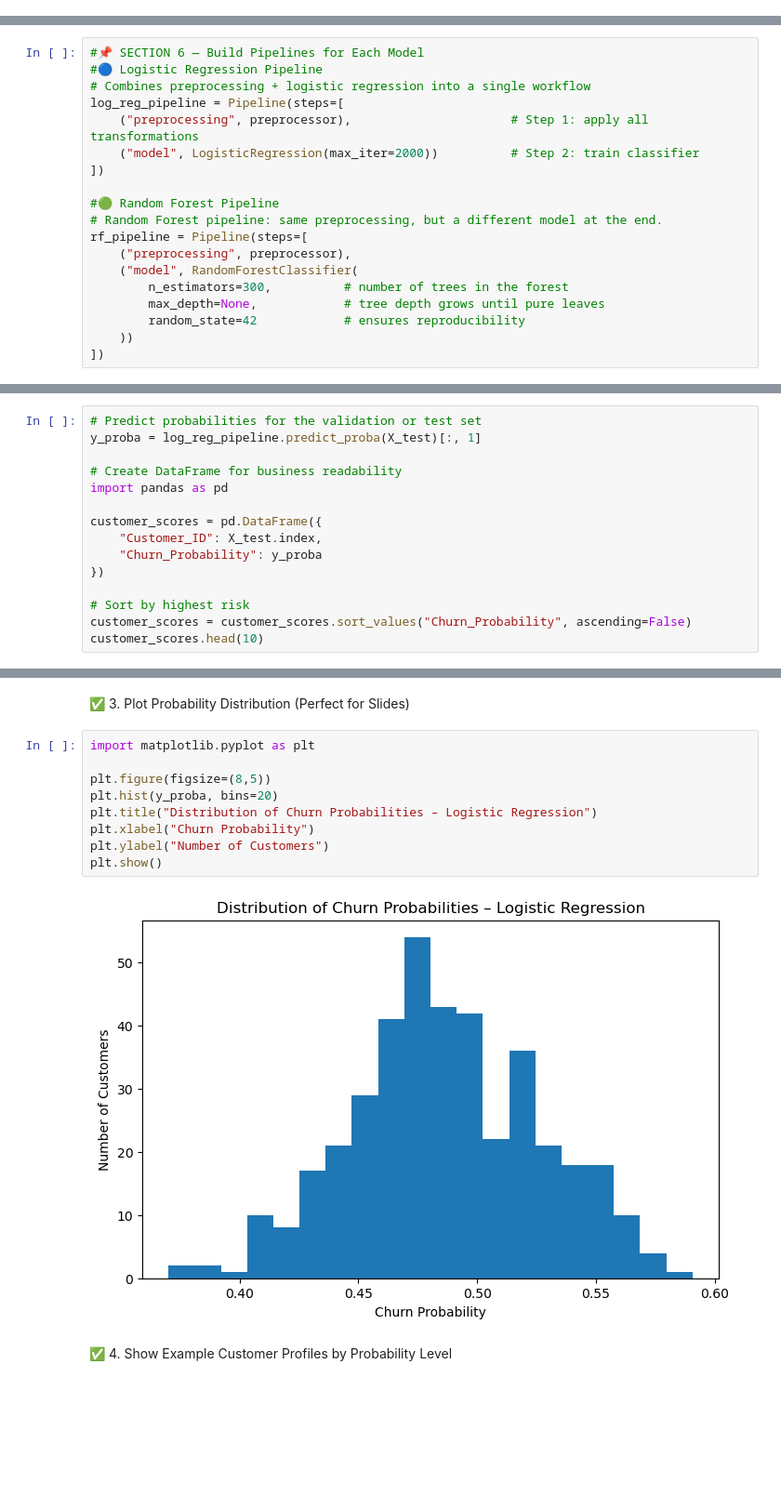
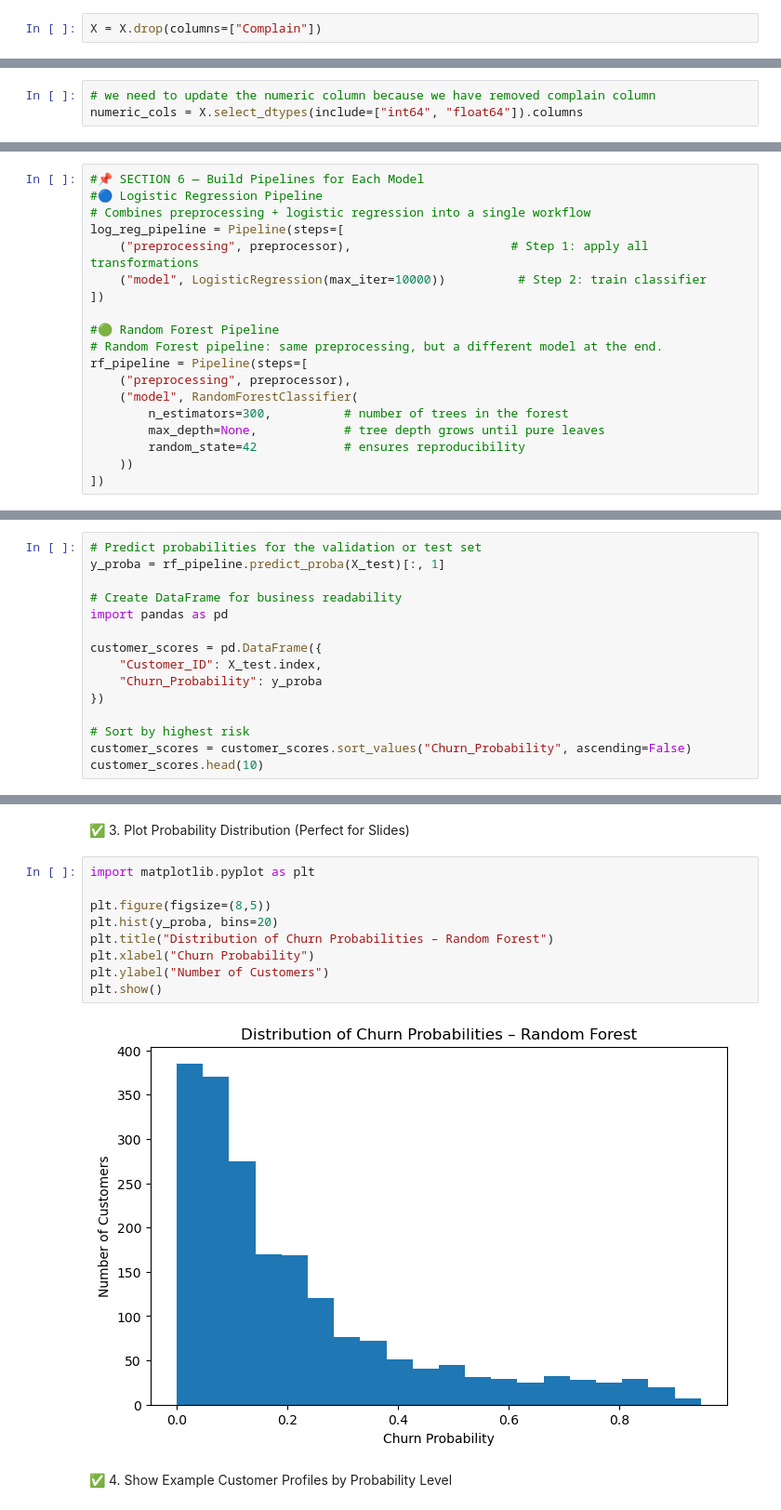
Before and after one commit to ldongmon/ldongmon.github.io, a Jupyter notebook: CHURN MODELING_REPORT.ipynb, the cells around one changed output, grey strips where cells are left out. Shown: that part at 93% size. Drawn from its saved outputs; the diff is of its cells as text; blank space fills up the shorter version.

```diff
--- a/CHURN MODELING_REPORT.ipynb
+++ b/CHURN MODELING_REPORT.ipynb
@@ -244,0 +356,2 @@ numeric_cols = X.select_dtypes(include=["int64", "float64"]).columns
+# %%
+X = X.drop(columns=["Complain"])
@@ -245,3 +413,6 @@ numeric_cols = X.select_dtypes(include=["int64", "float64"]).columns
+# %%
+# we need to update the numeric column because we have removed complain column
+numeric_cols = X.select_dtypes(include=["int64", "float64"]).columns
 # %%
 #📌 SECTION 5 — Preprocessing Step (ColumnTransformer)
 # Preprocessing steps applied before sending data to machine learning models:
@@ -259,7 +430,7 @@ preprocessor = ColumnTransformer(
 # Combines preprocessing + logistic regression into a single workflow
 log_reg_pipeline = Pipeline(steps=[
     ("preprocessing", preprocessor),                      # Step 1: apply all transformations
-    ("model", LogisticRegression(max_iter=2000))          # Step 2: train classifier
+    ("model", LogisticRegression(max_iter=10000))          # Step 2: train classifier
 ])
 
 #🟢 Random Forest Pipeline
@@ -492,7 +776,7 @@ Random Forest Accuracy:       0.4900
 ✅ 1. Present Individual Probabilities (Customer-Level View)
 # %%
 # Predict probabilities for the validation or test set
-y_proba = log_reg_pipeline.predict_proba(X_test)[:, 1]
+y_proba = rf_pipeline.predict_proba(X_test)[:, 1]
 
 # Create DataFrame for business readability
 import pandas as pd
@@ -552,14 +836,14 @@ customer_scores.head(1500)
 # %%
 import matplotlib.pyplot as plt
 
 plt.figure(figsize=(8,5))
 plt.hist(y_proba, bins=20)
-plt.title("Distribution of Churn Probabilities – Logistic Regression")
+plt.title("Distribution of Churn Probabilities – Random Forest")
 plt.xlabel("Churn Probability")
 plt.ylabel("Number of Customers")
 plt.show()
 # %% [output]
-[figure, old version]
+[figure, new version]
 # %% [markdown]
 ✅ 4. Show Example Customer Profiles by Probability Level
 # %%
```
Also changed, not shown: parts of 28 cells of this notebook.
